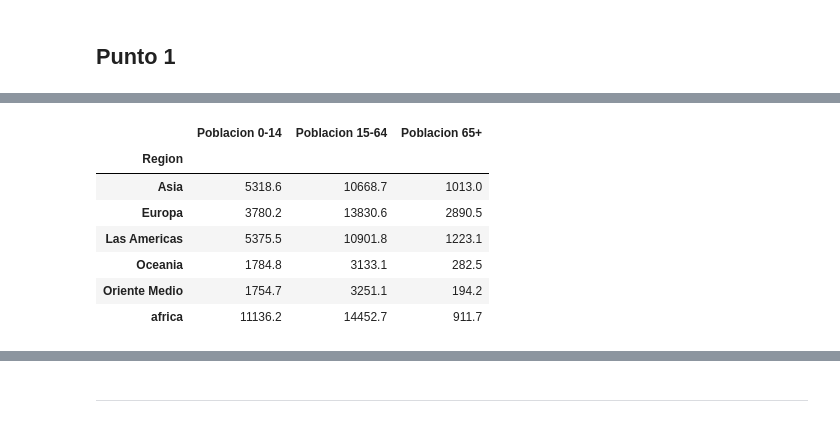
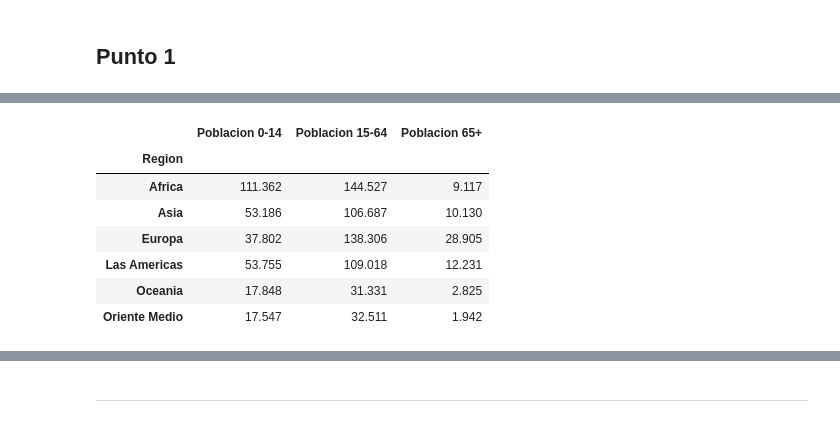
Before and after one commit to cda-2019-01/lab-visualizacion-matplotlib-jlmejiav, a Jupyter notebook: visualizacion-de-datos-usando-matplotlib.ipynb, the cells around one changed output, grey strips where cells are left out. Saved outputs shown, nothing was run; the diff lists cells and outputs as text; code cells hidden in the pictures.

```diff
--- a/visualizacion-de-datos-usando-matplotlib.ipynb
+++ b/visualizacion-de-datos-usando-matplotlib.ipynb
@@ -20,12 +23,12 @@ df=pd.read_csv(open('indicadores-mundiales2.csv'), delimiter=',')
 # %%
-aux = df.groupby('Region')['Poblacion 0-14','Poblacion 15-64','Poblacion 65+'].sum()
+aux = (df.groupby('Region')['Poblacion 0-14','Poblacion 15-64','Poblacion 65+'].sum() / 100).sort_values(by='Region')
 aux
 # %% [output]
 |  | Poblacion 0-14 | Poblacion 15-64 | Poblacion 65+ |
 | Region |  |  |  |
-| Asia | 5318.6 | 10668.7 | 1013.0 |
-| Europa | 3780.2 | 13830.6 | 2890.5 |
-| Las Americas | 5375.5 | 10901.8 | 1223.1 |
-| Oceania | 1784.8 | 3133.1 | 282.5 |
-| Oriente Medio | 1754.7 | 3251.1 | 194.2 |
-| africa | 11136.2 | 14452.7 | 911.7 |
+| Africa | 111.362 | 144.527 | 9.117 |
+| Asia | 53.186 | 106.687 | 10.130 |
+| Europa | 37.802 | 138.306 | 28.905 |
+| Las Americas | 53.755 | 109.018 | 12.231 |
+| Oceania | 17.848 | 31.331 | 2.825 |
+| Oriente Medio | 17.547 | 32.511 | 1.942 |
```
Also changed, not shown: parts of 23 cells of this notebook.
